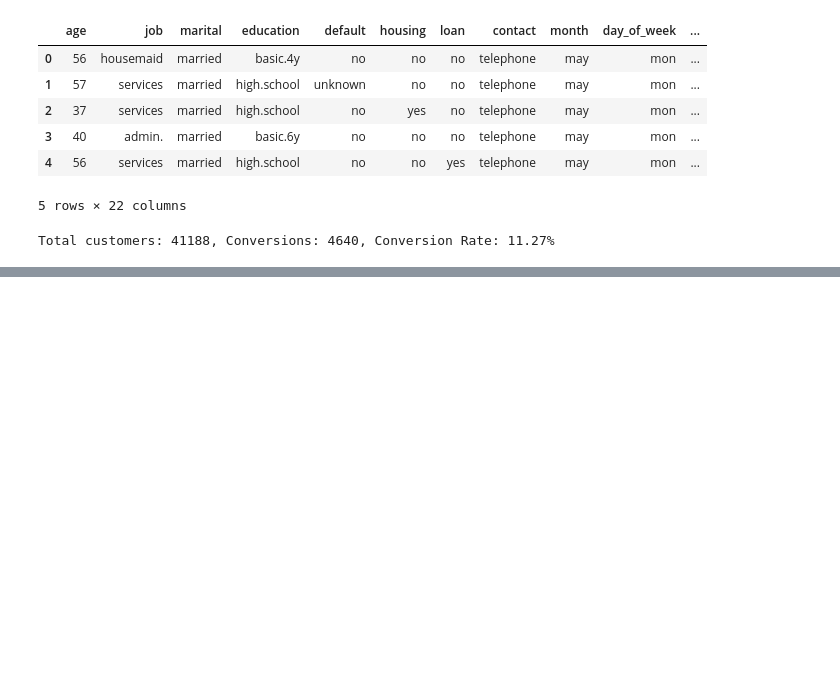
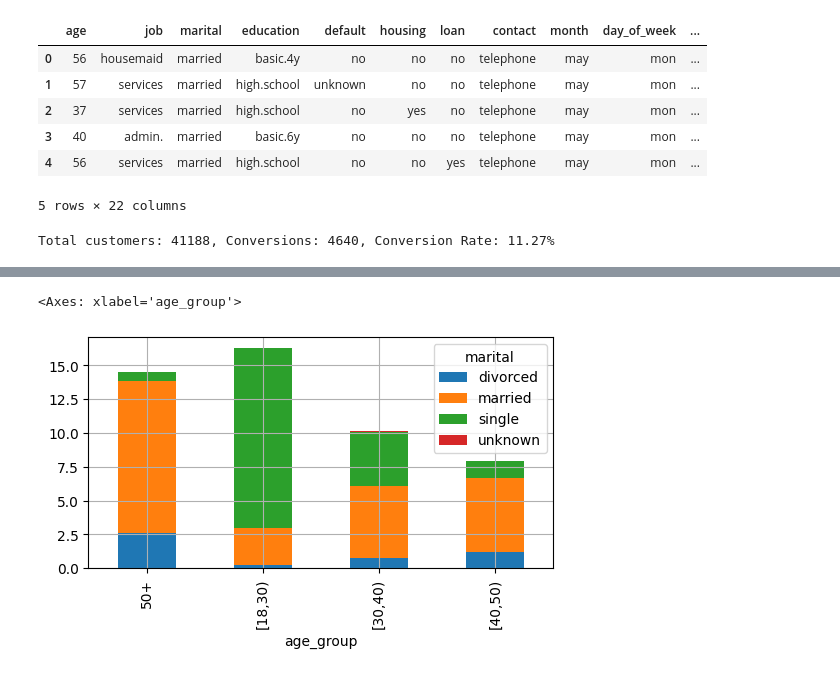
Before and after one commit to abhas-b/AICentral, a Jupyter notebook: 05. Marketing Analytics/02. Visualization.ipynb, the cells around one changed output, grey strips where cells are left out. Cells and saved outputs as stored; diff of their text form; code cells hidden in the pictures; blank space fills up the shorter version.

```diff
--- a/05. Marketing Analytics/02. Visualization.ipynb
+++ b/05. Marketing Analytics/02. Visualization.ipynb
@@ -31,0 +109,8 @@ plt.plot(conversions_by_age);
+# %%
+age_marital_df.plot(kind="bar",
+                    grid=True,
+                    stacked=True,
+                    figsize=(6,3))
+# %% [output]
+<Axes: xlabel='age_group'>
+[figure, added]
```
Also changed, not shown: parts of 8 cells of this notebook.
